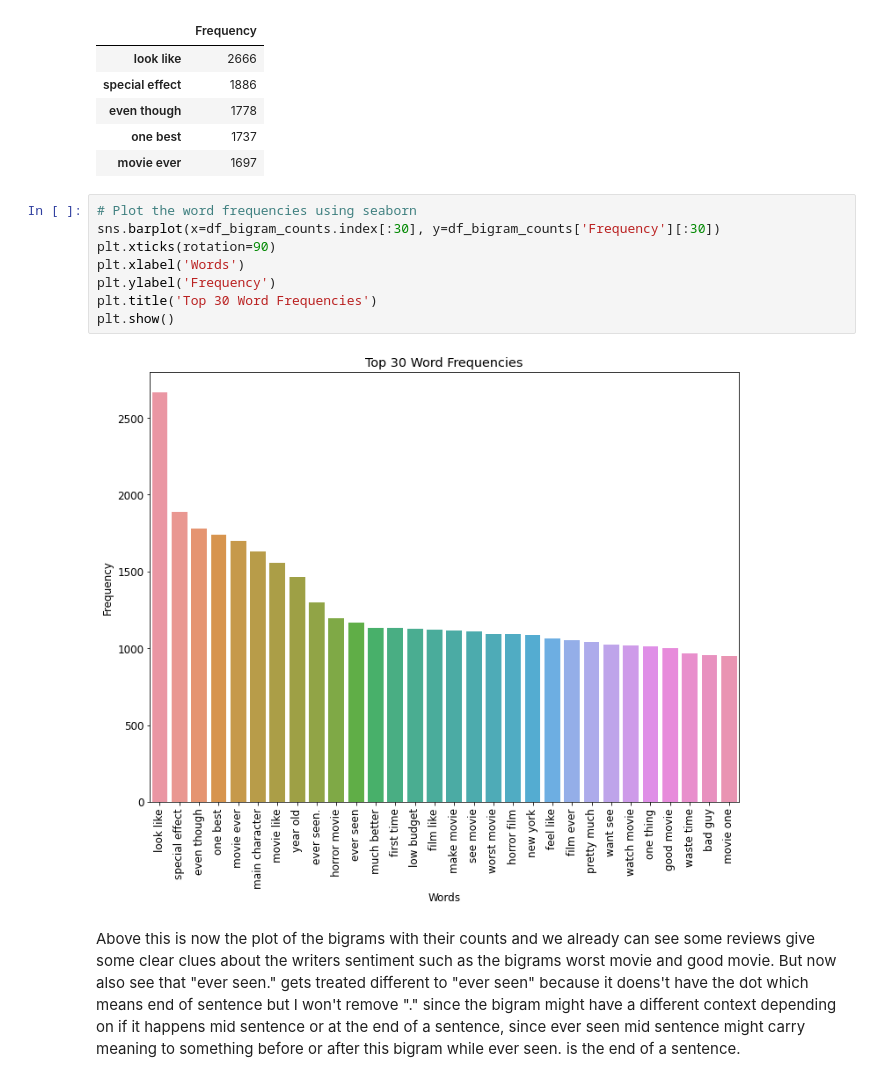
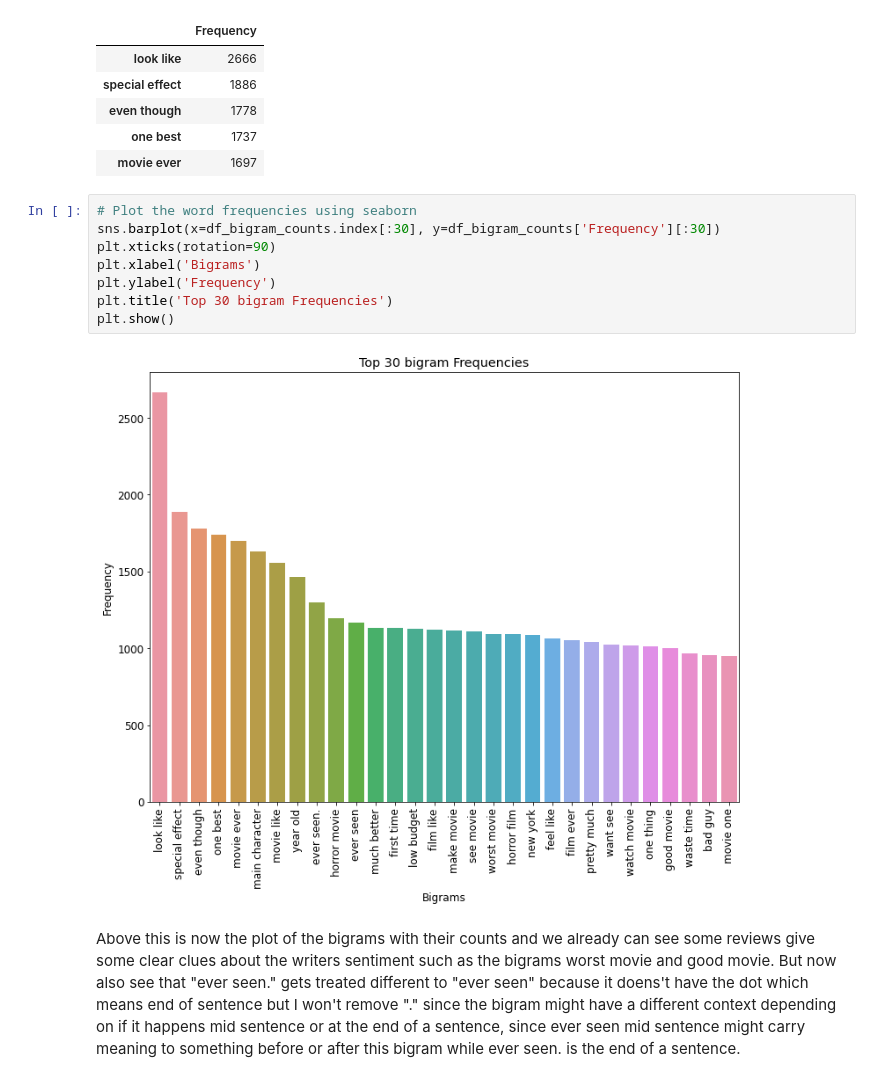
Before and after one commit to SuleymanIII/IMDBMOVIES, a Jupyter notebook: Project.ipynb, the cells around one changed output. Cells and saved outputs as stored; diff of their text form.

Commit message:
Bag of words af
alle uitleg and extra test toegevoegd

```diff
--- a/Project.ipynb
+++ b/Project.ipynb
@@ -297,13 +305,13 @@ df_bigram_counts.head()
 # %%
 # Plot the word frequencies using seaborn
 sns.barplot(x=df_bigram_counts.index[:30], y=df_bigram_counts['Frequency'][:30])
 plt.xticks(rotation=90)
-plt.xlabel('Words')
+plt.xlabel('Bigrams')
 plt.ylabel('Frequency')
-plt.title('Top 30 Word Frequencies')
+plt.title('Top 30 bigram Frequencies')
 plt.show()
 # %% [output]
-[figure, old version]
+[figure, new version]
 # %% [markdown]
 Above this is now the plot of the bigrams with their counts and we already can see some reviews give some clear clues about the writers sentiment such as the bigrams worst movie and good movie. But now also see that "ever seen." gets treated different to "ever seen" because it doens't have the dot which means end of sentence but I won't remove "." since the bigram might have a different context depending on if it happens mid sentence or at the end of a sentence, since ever seen mid sentence might carry meaning to something before or after this bigram while ever seen. is the end of a sentence.
 # %% [markdown]
```
Also changed, not shown: parts of 16 cells of this notebook.
